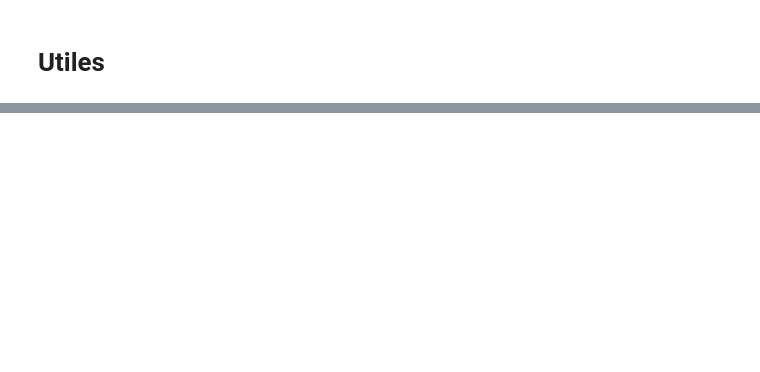
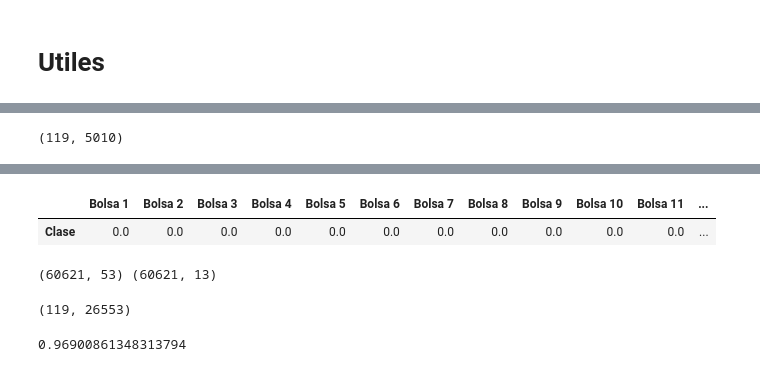
Before and after one commit to samuel1a0/prb_clustering, a Jupyter notebook: intento_3.ipynb, the cells around one changed output, grey strips where cells are left out. Saved outputs shown, nothing was run; the diff lists cells and outputs as text; code cells hidden in the pictures; blank space fills up the shorter version.

```diff
--- a/intento_3.ipynb
+++ b/intento_3.ipynb
@@ -74,0 +226,17 @@ new_index.remove('Bolsa 4-3')
+# %%
+print(data.shape)
+
+model = AgglomerativeClustering(n_clusters=3, linkage="complete")
+pipe_k = Pipeline([#("scaler", preprocessing.StandardScaler() ),
+#                    ("pca", PCA(random_state=10, n_components=5) )])
+                   ("pca", FactorAnalysis(n_components=5, random_state=10, svd_method="lapack") )])
+
+data_p = pd.DataFrame(pipe_k.fit_transform(data))
+# print(np.sum(b.explained_variance_ratio_))
+
+
+k_cls = model.fit_predict(data_p)
+plot_cls("Agglomerative {}".format(tit), data=data_p, labels=k_cls)
+clases_bolsa(data_p, minor=True)
+# %% [output]
+(119, 5010)
@@ -74,0 +245,27 @@ new_index.remove('Bolsa 4-3')
+|  | Bolsa 1 | Bolsa 2 | Bolsa 3 | Bolsa 4 | Bolsa 5 | Bolsa 6 | Bolsa 7 | Bolsa 8 | Bolsa 9 | Bolsa 10 | Bolsa 11 | ... |
+| Clase | 0.0 | 0.0 | 0.0 | 0.0 | 0.0 | 0.0 | 0.0 | 0.0 | 0.0 | 0.0 | 0.0 | ... |
+# %%
+datos, bolsas = load_all(p_proc=False)
+
+thres = VarianceThreshold( .9*(1-.9) )
+d_r = thres.fit_transform(datos)
+data = []
+
+for i in range(119):
+    j = i*501
+    t_df = d_r[j:j+501]
+    data.append(t_df)
+
+print(datos.shape, d_r.shape)
+# %% [output]
+(60621, 53) (60621, 13)
+# %%
+data = datos_crudos()
+print(data.shape)
+
+pc = PCA(n_components=8, random_state=10)
+pc.fit(data)
+np.sum(pc.explained_variance_ratio_)
+# %% [output]
+(119, 26553)
+0.96900861348313794
```
Also changed, not shown: parts of 23 cells of this notebook.
